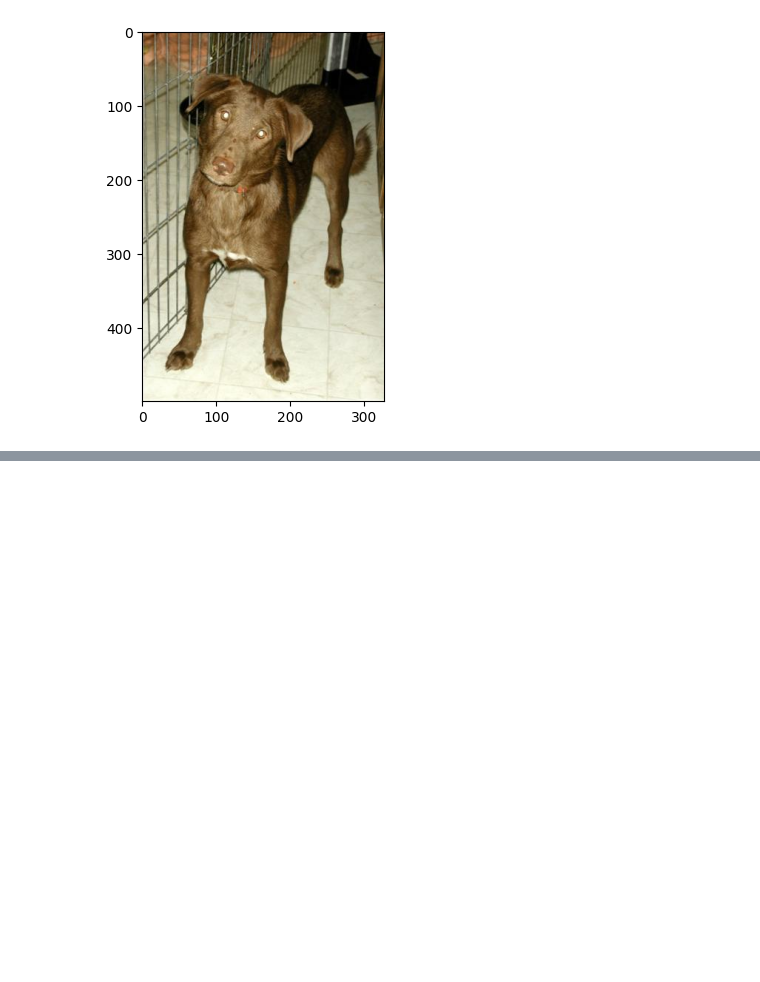
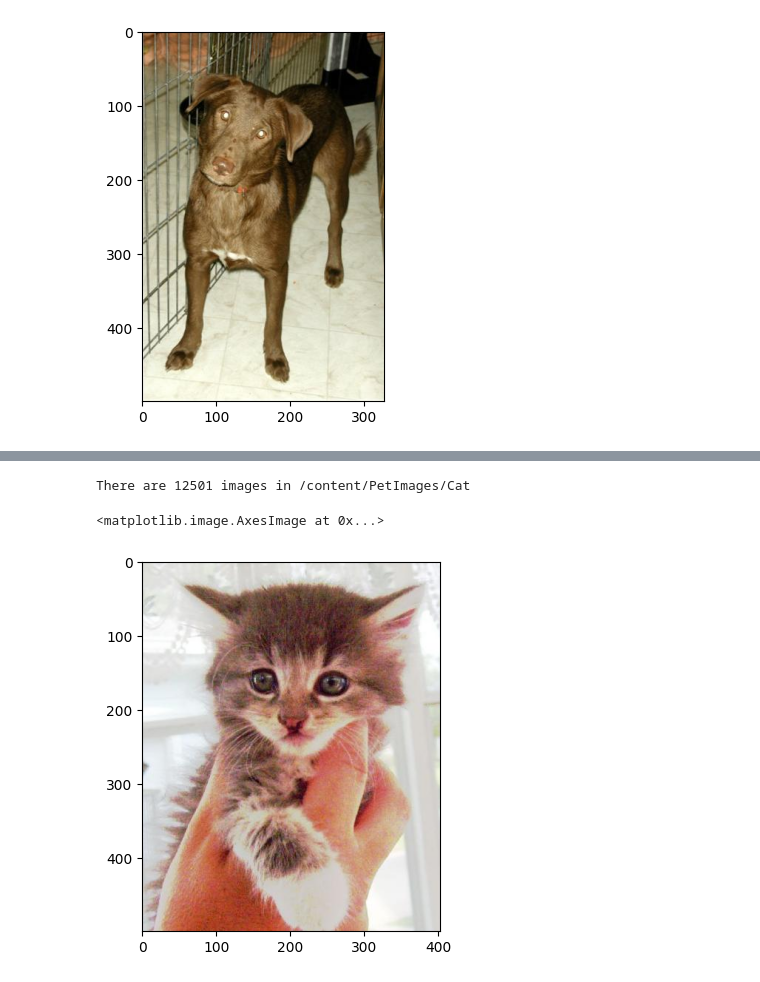
Before and after one commit to sojog/Machine-Learning-Tensorflow-ADR-20-25-octombrie-2025, a Jupyter notebook: Ziua4/06.cats_vs_dogs.ipynb, the cells around one changed output, grey strips where cells are left out. Saved outputs shown, nothing was run; the diff lists cells and outputs as text; code cells hidden in the pictures; blank space fills up the shorter version.

```diff
--- a/Ziua4/06_z4_cats_vs_dogs.ipynb
+++ b/Ziua4/06.cats_vs_dogs.ipynb
@@ -37,0 +73,13 @@ with zipfile.ZipFile(ZIP_PATH) as zf:
+# %%
+CAT_FOLDER = '/content/PetImages/Cat'
+DOG_FOLDER = '/content/PetImages/Dog'
+# %%
+for  dirpaths, dirnames, filenames in os.walk(CAT_FOLDER):
+  print(f"There are {len(filenames)} images in {dirpaths}")
+# %% [output]
+There are 12501 images in /content/PetImages/Cat
+# %%
+plt.imshow(plt.imread(CAT_FOLDER + '/100.jpg'))
+# %% [output]
+<matplotlib.image.AxesImage at 0x...>
+[figure, added]
```
Also changed, not shown: parts of 12 cells of this notebook, 1 other file.
